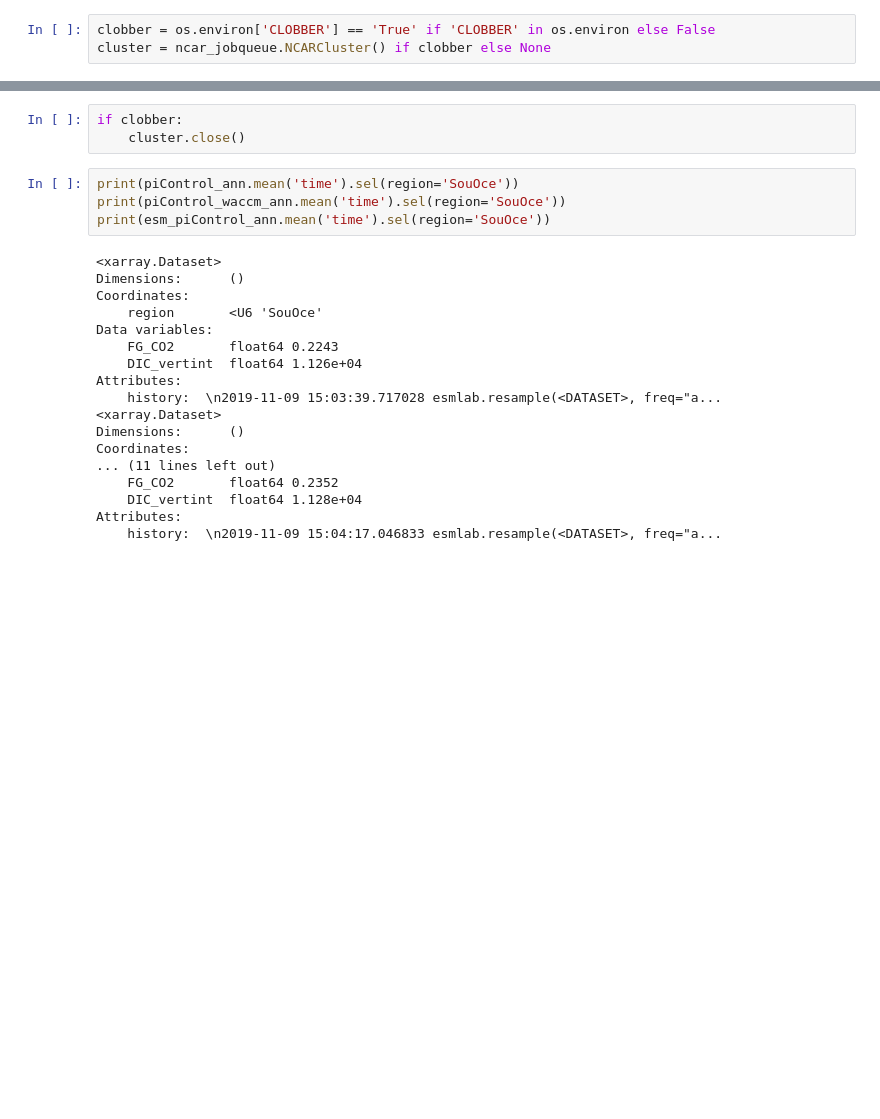
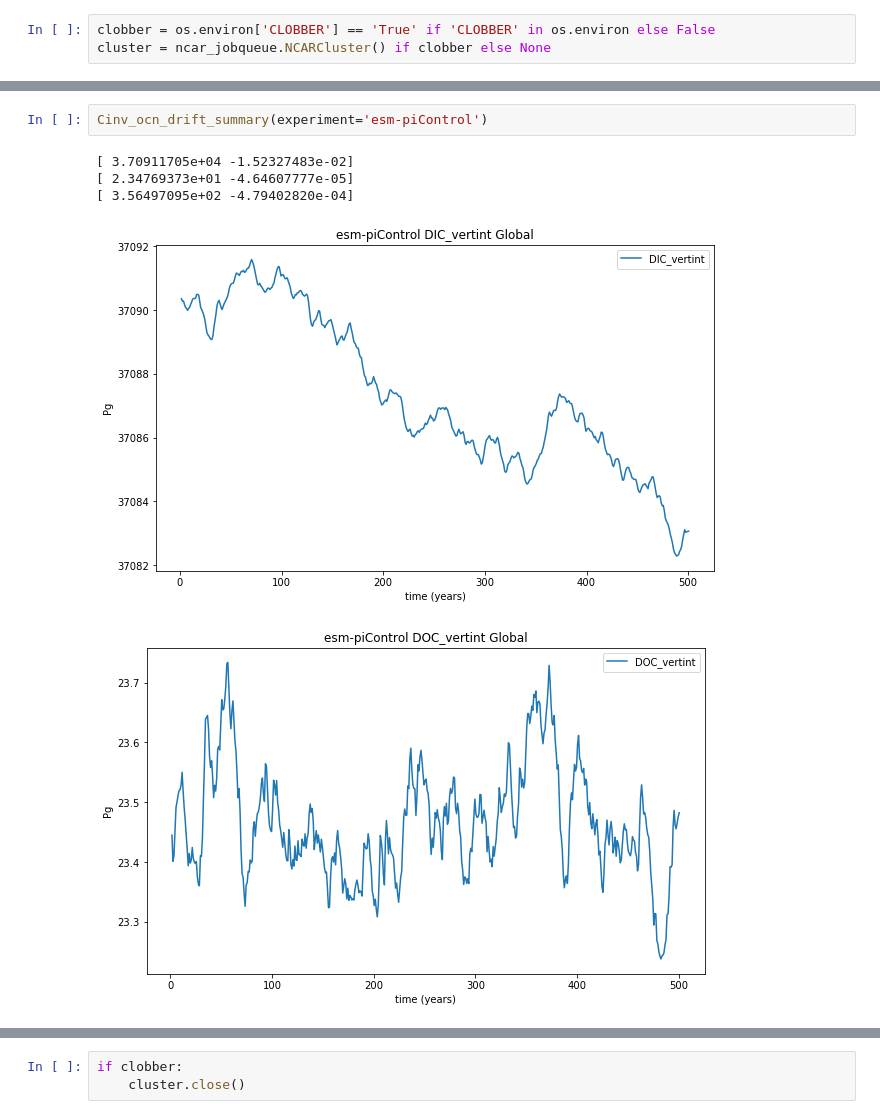
Before and after one commit to klindsay28/CESM2_coup_carb_cycle_JAMES, a Jupyter notebook: Cinv_ocn_drift.ipynb, the cells around one changed output, grey strips where cells are left out. Cells and saved outputs as stored; diff of their text form; blank space fills up the shorter version.

```diff
--- a/Cinv_ocn_drift.ipynb
+++ b/Cinv_ocn_drift.ipynb
@@ -34,0 +51,8 @@ esm_piControl_ann = esmlab_wrap.compute_ann_mean(esm_piControl)
+# %%
+Cinv_ocn_drift_summary(experiment='esm-piControl')
+# %% [output]
+[ 3.70911705e+04 -1.52327483e-02]
+[ 2.34769373e+01 -4.64607777e-05]
+[ 3.56497095e+02 -4.79402820e-04]
+[figure, added]
+[figure, added]
@@ -35,25 +60,3 @@ esm_piControl_ann = esmlab_wrap.compute_ann_mean(esm_piControl)
 # %%
 if clobber:
     cluster.close()
-# %%
-print(piControl_ann.mean('time').sel(region='SouOce'))
-print(piControl_waccm_ann.mean('time').sel(region='SouOce'))
-print(esm_piControl_ann.mean('time').sel(region='SouOce'))
-# %% [output]
-<xarray.Dataset>
-Dimensions:      ()
-Coordinates:
-    region       <U6 'SouOce'
-Data variables:
-    FG_CO2       float64 0.2243
-    DIC_vertint  float64 1.126e+04
-Attributes:
-    history:  \n2019-11-09 15:03:39.717028 esmlab.resample(<DATASET>, freq="a...
-<xarray.Dataset>
-Dimensions:      ()
-Coordinates:
-... (11 lines left out)
-    FG_CO2       float64 0.2352
-    DIC_vertint  float64 1.128e+04
-Attributes:
-    history:  \n2019-11-09 15:04:17.046833 esmlab.resample(<DATASET>, freq="a...
```
Also changed, not shown: parts of 10 cells of this notebook, 1 other file.
